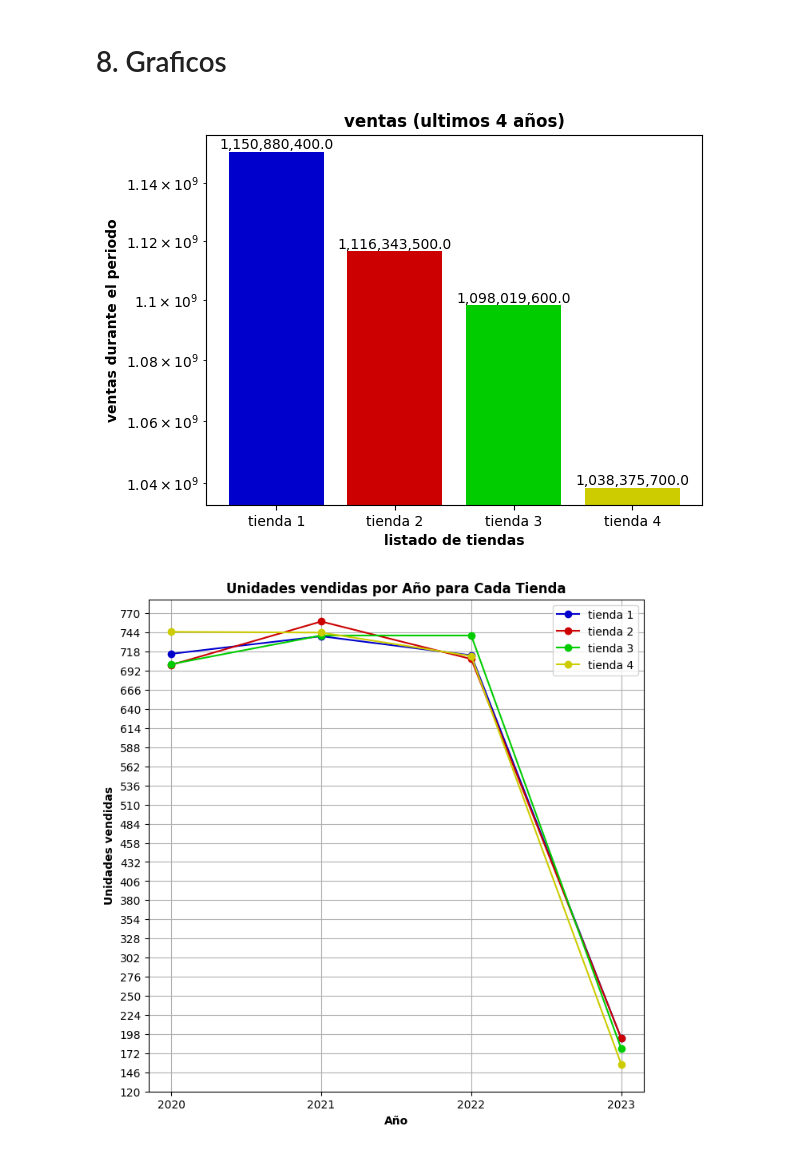
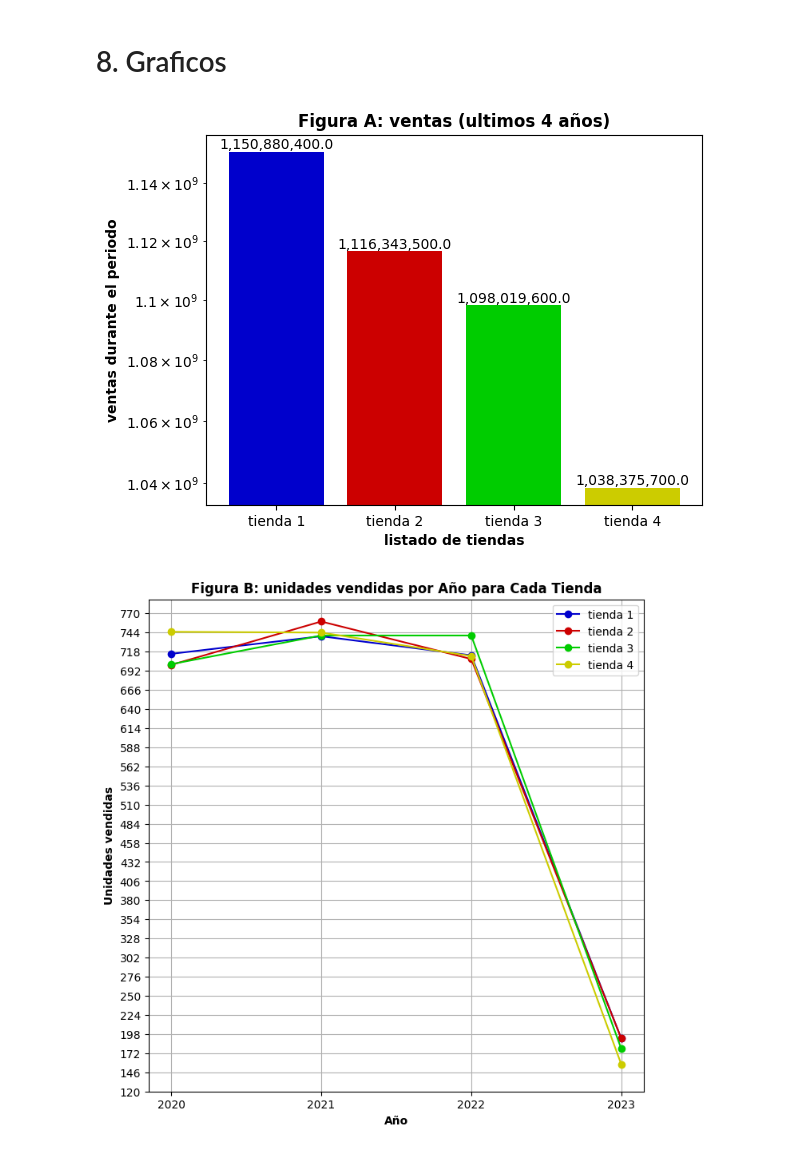
Before and after one commit to w4cha/analisis-alura, a Jupyter notebook: AluraStoreLatam.ipynb, the cells around one changed output. Cells and saved outputs as stored; diff of their text form; code cells hidden in the pictures.

```diff
--- a/AluraStoreLatam.ipynb
+++ b/AluraStoreLatam.ipynb
@@ -43,7 +43,7 @@ class Tienda:
     # when grouping the group columns becocome the id of the dataframe, each unique category
     # or combinations of categories in the group becomes the id of the new table, reset id transform
     # back to columns the categories and adds normal index
-    grouped = self.df_reader.groupby(["Producto", "Categoría del Producto"]).agg(**{name_alias: ("Precio", "count")}).reset_index()
+    grouped = self.df_reader.groupby(["Producto", "Categoría del Producto"]).agg(**{name_alias: ("Producto", "count")}).reset_index()
     más = grouped.iloc[grouped[name_alias].idxmax()].to_list()
     menos = grouped.iloc[grouped[name_alias].idxmin()].to_list()
     # iloc stands for index location loc is for locacte with names
@@ -59,6 +59,9 @@ class Tienda:
   def valor_promedio_categoría(self) -> dict:
     return self.df_reader.groupby("Categoría del Producto").agg(**{"Valor promedio producto": ("Precio", "mean")}).round(2).to_dict()
 
+  def distribución(self) -> dict:
+    return self.df_reader.groupby("Lugar de Compra").agg(**{"Ciudad de envio compra": ("Lugar de Compra", "count")}).to_dict()
+
 names = [f"tienda {i}" for i in range(1,5)]
 resultados = []
 for nombre, datos in zip(names, datos_tienda):
@@ -156,32 +155,32 @@ tienda 4 {'Artículos para el hogar': 74997.51, 'Deportes y diversión': 120397.
 # %%
 import matplotlib.pyplot as plt
 # ventas
 ventas = [float(item.ventas()) for item in resultados]
 nombres = [item.nombre for item in resultados]
 colores = "#0000cc", "#cc0000", "#00cc00", "#cccc00"
 plt.bar(nombres, ventas, color=colores)
 plt.yscale("log")
 for count, item in enumerate(ventas):
   plt.text(count, item, f"{item:,}", ha='center', va='bottom')
-plt.title("ventas (ultimos 4 años)", fontweight="bold")
+plt.title("Figura A: ventas (ultimos 4 años)", fontweight="bold")
 plt.ylabel("ventas durante el periodo", fontweight="bold")
 plt.xlabel("listado de tiendas", fontweight="bold")
 plt.show()
 
 # ventas unitarias por año para cada tienda
 
 plt.figure(figsize=(8, 8))
 for hue, tienda, ventas in zip(colores, data_sale_year.keys(), data_sale_year.values()):
     plt.plot(list(ventas.keys()), list(ventas.values()), marker='o', label=tienda, color=hue)
 plt.xlabel("Año", fontweight="bold")
 plt.ylabel("Unidades vendidas", fontweight="bold")
-plt.title("Unidades vendidas por Año para Cada Tienda", fontweight="bold")
-plt.xticks(list(data_sale_year['tienda 1'].keys()))
+plt.title("Figura B: unidades vendidas por Año para Cada Tienda", fontweight="bold")
+plt.xticks(list(data_sale_year["tienda 1"].keys()))
 plt.yticks(np.arange(120, 771, 26))
 plt.legend()
 plt.grid(True)
 plt.show()
 # %% [output]
-[figure, old version]
+[figure, new version]
-[figure, old version]
+[figure, new version]
 # %%
```
Also changed, not shown: parts of 6 cells of this notebook.
